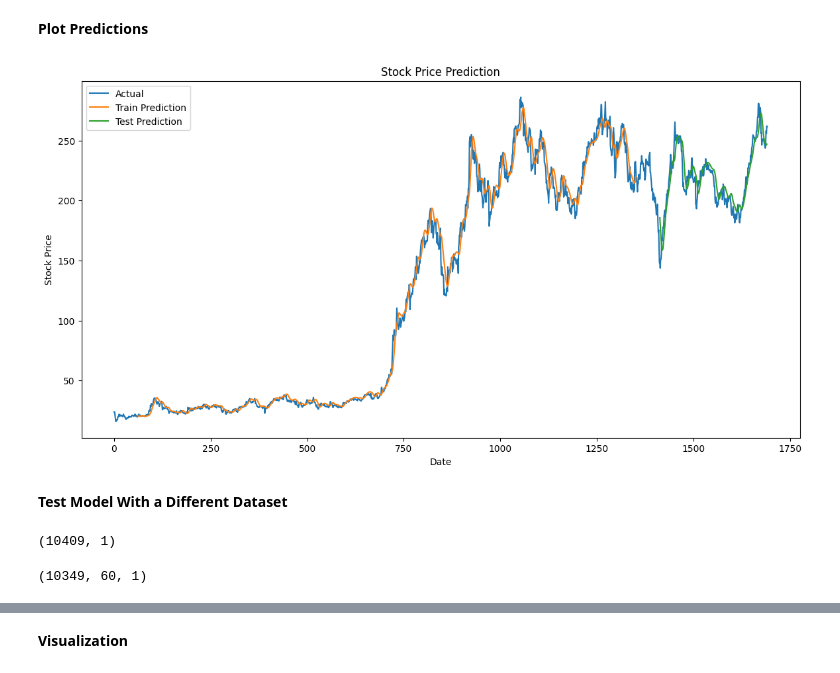
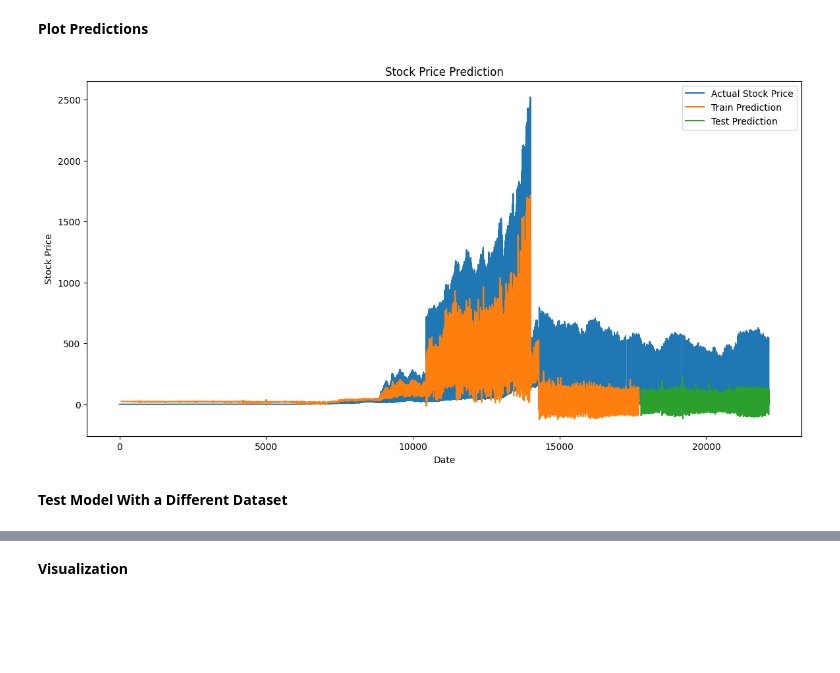
Before and after one commit to freshpex/AI-Final-Project, a Jupyter notebook: AI_Final_Project.ipynb, the cells around one changed output, grey strips where cells are left out. Cells and saved outputs as stored; diff of their text form; code cells hidden in the pictures; blank space fills up the shorter version.

```diff
--- a/AI_Final_Project.ipynb
+++ b/AI_Final_Project.ipynb
@@ -99,9 +106,9 @@ def create_dataset(data, time_step=1):
     X = []
     y = []
     for i in range(len(data) - time_step - 1):
-        a = data[i:(i + time_step), 0]
+        a = data[i:(i + time_step)]
         X.append(a)
-        y.append(data[i + time_step, 0])
+        y.append(data[i + time_step, 3])
     return np.array(X), np.array(y)
 
 time_step = 60
@@ -109,14 +116,15 @@ X_train, y_train = create_dataset(train_data, time_step)
 X_test, y_test = create_dataset(test_data, time_step)
 
 # Reshapes the input
-X_train = X_train.reshape(X_train.shape[0], X_train.shape[1], 1)
-X_test = X_test.reshape(X_test.shape[0], X_test.shape[1], 1)
+X_train = X_train.reshape(X_train.shape[0], X_train.shape[1], X_train.shape[2])
+X_test = X_test.reshape(X_test.shape[0], X_test.shape[1], X_test.shape[2])
 # %% [markdown]
 **Build and Train**
 # %%
+# Build the LSTM model
 model = Sequential()
 
-model.add(LSTM(100, return_sequences=True, input_shape=(time_step, 1)))
+model.add(LSTM(100, return_sequences=True, input_shape=(time_step, X_train.shape[2])))
 model.add(Dropout(0.2))
 
 model.add(LSTM(100, return_sequences=True))
@@ -132,6 +140,6 @@ model.compile(optimizer='adam', loss='mean_squared_error')
 # %% [markdown]
 **Train Model**
 # %%
-# training the model
-hist = model.fit(X_train, y_train, batch_size=32, epochs=20, verbose=2)
+# Train the model
+hist = model.fit(X_train, y_train, batch_size=32, epochs=5, verbose=2)
 # %% [output]
@@ -171,6 +172,6 @@ train_predict = model.predict(X_train)
 test_predict = model.predict(X_test)
 
 # since we scaled earlier we need to inverse and transform to get the actual stock prices
-train_predict = scaler.inverse_transform(train_predict)
-test_predict = scaler.inverse_transform(test_predict)
+train_predict = scaler.inverse_transform(np.concatenate([train_predict, np.zeros((train_predict.shape[0], scaled_data.shape[1] - 1))], axis=1))[:, 0]
+test_predict = scaler.inverse_transform(np.concatenate([test_predict, np.zeros((test_predict.shape[0], scaled_data.shape[1] - 1))], axis=1))[:, 0]
 # %% [output]
@@ -180,62 +181,49 @@ test_predict = scaler.inverse_transform(test_predict)
 **Plot Predictions**
 # %%
 # Shift train predictions for plotting
-train_predict_plot = np.empty_like(scaled_data)
-train_predict_plot[:, :] = np.nan
-train_predict_plot[time_step:len(train_predict) + time_step, :] = train_predict
+train_predict_plot = np.empty_like(scaled_data[:, 3])
+train_predict_plot[:] = np.nan
+train_predict_plot[time_step:len(train_predict) + time_step] = train_predict
 
 # Shift test predictions for plotting
-test_predict_plot = np.empty_like(scaled_data)
-test_predict_plot[:, :] = np.nan
-test_predict_plot[len(train_predict) + (time_step * 2) + 1:len(scaled_data) - 1, :] = test_predict
+test_predict_plot = np.empty_like(scaled_data[:, 3])
+test_predict_plot[:] = np.nan
+test_predict_plot[len(train_predict) + (time_step * 2) + 1:len(scaled_data) - 1] = test_predict
 
 # Plot baseline and predictions
 plt.figure(figsize=(14, 7))
-plt.plot(scaler.inverse_transform(scaled_data))
-plt.plot(train_predict_plot)
-plt.plot(test_predict_plot)
+plt.plot(scaler.inverse_transform(scaled_data)[:, 3], label='Actual Stock Price')
+plt.plot(train_predict_plot, label='Train Prediction')
+plt.plot(test_predict_plot, label='Test Prediction')
 plt.title('Stock Price Prediction')
 plt.xlabel('Date')
 plt.ylabel('Stock Price')
-plt.legend(['Actual', 'Train Prediction', 'Test Prediction'])
+plt.legend()
 plt.show()
 # %% [output]
-[figure, old version]
+[figure, new version]
 # %% [markdown]
 **Test Model With a Different Dataset**
 # %%
-# load the data to test it
-file = 'apple.csv'
+# Load a new dataset to test
+file = '/content/drive/MyDrive/stock.csv'
 testData = pd.read_csv(file)
+testData["Date"] = pd.to_datetime(testData["Date"])
+testData['Date'] = testData['Date'].dt.tz_localize(None)
+testData.set_index('Date', inplace=True)
+testData = testData.dropna()
 
-# ensuring that the Date column is parsed correctly
-testData["Date"] = pd.to_datetime(testData["Date"])
-testData.set_index('Date', inplace=True)
-
-# this selects the 'Close' column and drop any None or empty values
-testData = testData[['Close']].dropna()
-
-# normalize the dataset using the same scaler we used during training
-scaler = MinMaxScaler(feature_range=(0, 1))
-input_closingScaled = scaler.fit_transform(testData.values)
-
-# check the shape of the scaled data
-input_closingScaled.shape
+# Normalize the dataset using the same scaler
+input_scaled = scaler.transform(testData.values)
-# %% [output]
-(10409, 1)
 # %%
-# initialize variables for testing
+# Initialize variables for testing
 x_test = []
-time_step = 60
 length = len(testData)
 
-# create input sequences for the test model
+# Create input sequences for the test model
 for i in range(time_step, length):
-    x_test.append(input_closingScaled[i-time_step:i, 0])
+    x_test.append(input_scaled[i-time_step:i])
 
-# convert to numpy array and reshape
+# Convert to numpy array and reshape
 x_test = np.array(x_test)
-x_test = np.reshape(x_test, (x_test.shape[0], x_test.shape[1], 1))
-x_test.shape
+x_test = np.reshape(x_test, (x_test.shape[0], x_test.shape[1], x_test.shape[2]))
-# %% [output]
-(10349, 60, 1)
```
Also changed, not shown: parts of 17 cells of this notebook.
